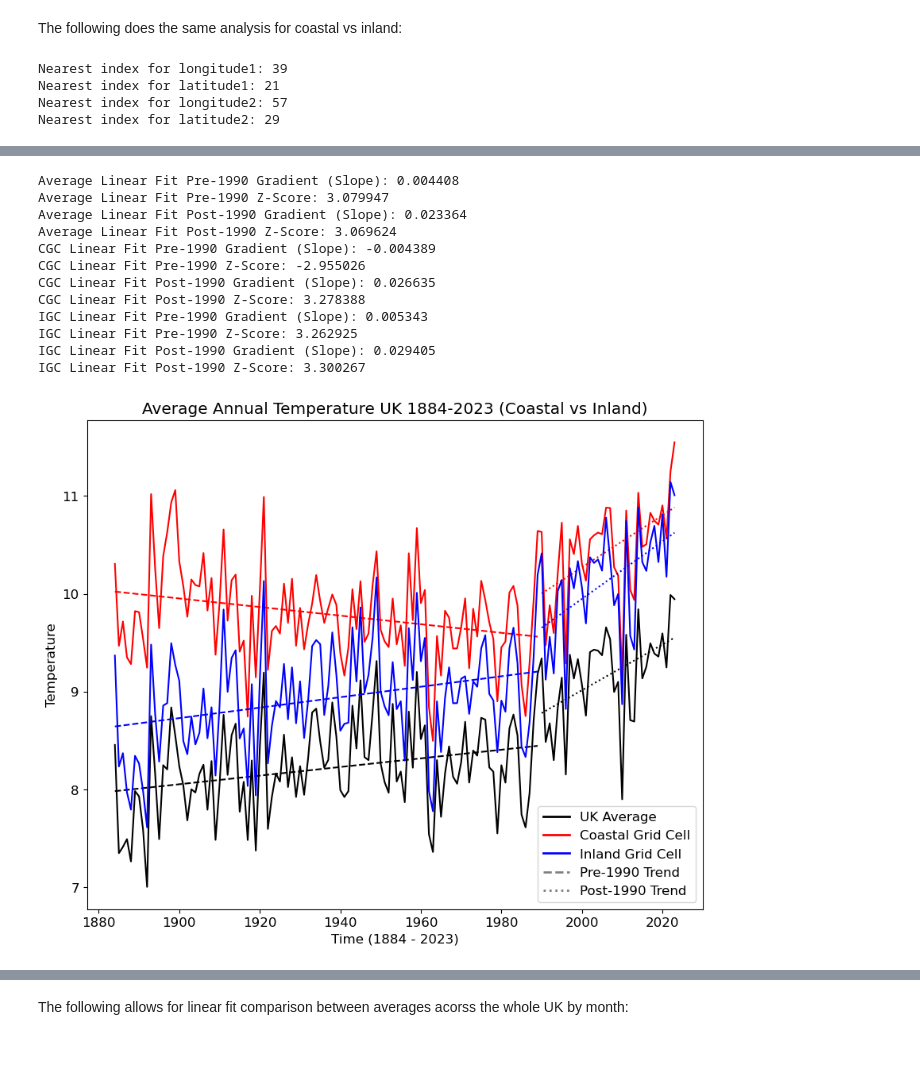
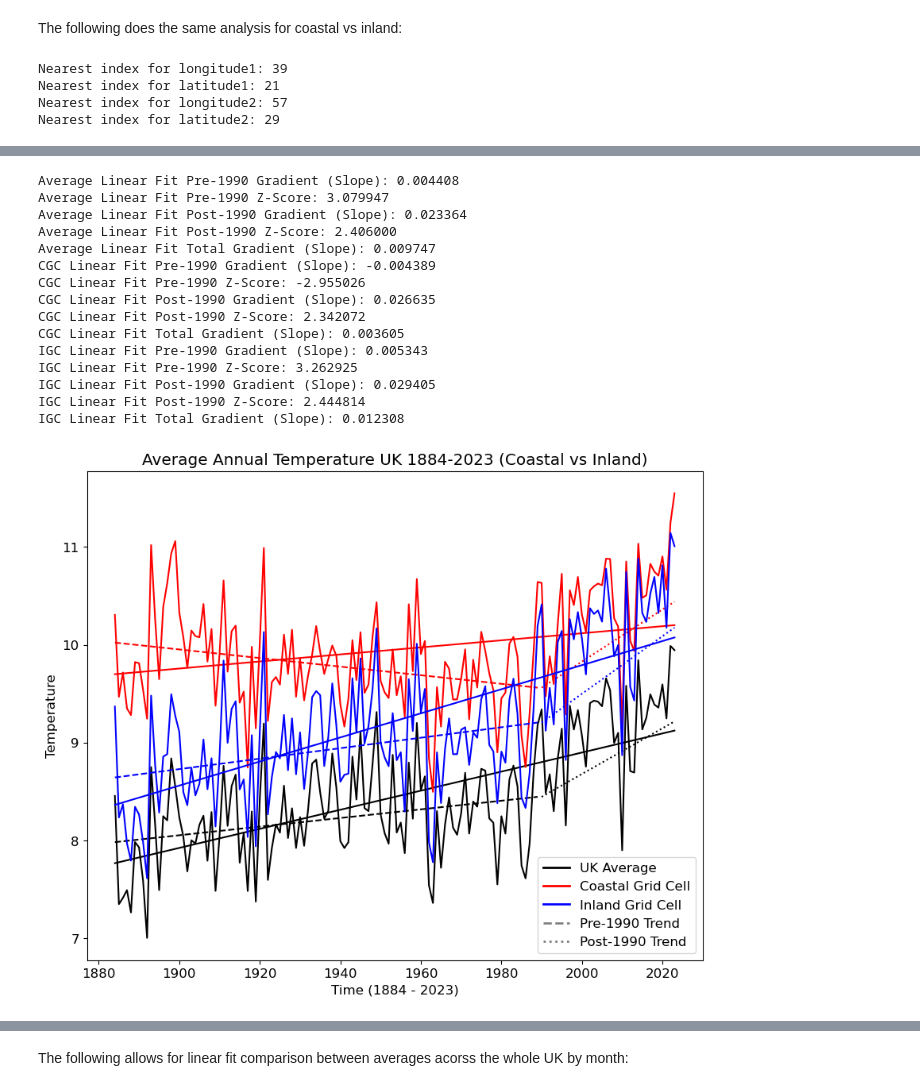
Before and after one commit to mazx7/MSc, a Jupyter notebook: Further Visualisation of HadUK Data.ipynb, the cells around one changed output, grey strips where cells are left out. Cells and saved outputs as stored; diff of their text form; code cells hidden in the pictures; blank space fills up the shorter version.

```diff
--- a/Further Visualisation of HadUK Data.ipynb
+++ b/Further Visualisation of HadUK Data.ipynb
@@ -375,49 +391,6 @@ temp_all = block_reduce(data_all_months, block_size=(12,1,1), func=np.mean, cval
 temp_mean2 = np.nanmean(temp_all, axis=(1, 2)) #temp_all has already created a grid of average temperatures in 12 month segments, so here i set axis=(1,2) so that the nanmean function acts only over the x 910 and y (2) dimensions and does not try to average again over time (0)
 time = np.arange(1884,2024)
 
-pre_1990_indices = time < 1990 #defining the numbers in time array that are below and abover 1990
-post_1990_indices = time >= 1990
-
-def plot_with_regression(time, data, color, label): #using a function for easy replication
-
-    plt.plot(time, data, color=color, label=label) #plot original data
-
-    #pre-1990 linear fit
-    time_pre1990 = time[pre_1990_indices] #generalised but just selects the dates again
-    data_pre1990 = data[pre_1990_indices] #selects values from data array corresponding to time indices
-    N_pre1990 = len(time_pre1990) #number of elements in time array
-    coeffs_pre1990 = np.polyfit(time_pre1990, data_pre1990, 1) #performs polynomial fit of degree 1 and stores coefficients (gradient and y-int)
-    slope_pre1990 = coeffs_pre1990[0]
-    intercept_pre1990 = coeffs_pre1990[1]
-    y_fit_pre1990 = np.polyval(coeffs_pre1990, time_pre1990) #creates linear fit from stored coefficients
-    plt.plot(time_pre1990, y_fit_pre1990, color=color, linestyle='--') #plots the linear fit over the data
-    residuals_pre1990 = data_pre1990 - y_fit_pre1990 #calculating residuals (y-y_i)
-    s_err_pre1990 = np.sqrt(np.sum(residuals_pre1990**2) / (N_pre1990 - 2)) #calculating the standard error by computng sqrt of sum of square residuals over N - 2 (2 dof because 2 coefficients)
-    x_mean_pre1990 = np.mean(time_pre1990) #calculating mean time
-    se_slope_pre1990 = s_err_pre1990 / np.sqrt(np.sum((time_pre1990 - x_mean_pre1990)**2)) #calculating standard error of the slope
-    z_score_pre1990 = slope_pre1990 / se_slope_pre1990 #returning z-score
-    print(f"{label} Pre-1990 Gradient (Slope): {slope_pre1990:.6f}")
-    print(f"{label} Pre-1990 Z-Score: {z_score_pre1990:.6f}")
-    #post-1990 fit
-    time_post1990 = time[post_1990_indices]
-    data_post1990 = data[post_1990_indices]
-    N_post1990 = len(time_post1990)
-    coeffs_post1990 = np.polyfit(time_post1990, data_post1990, 1)
-    slope_post1990 = coeffs_post1990[0]
-    intercept_post1990 = coeffs_post1990[1]
-    y_fit_post1990 = np.polyval(coeffs_post1990, time_post1990)
-    plt.plot(time_post1990, y_fit_post1990, color=color, linestyle=':')
-    residuals_post1990 = data_post1990 - y_fit_post1990
-    s_err_post1990 = np.sqrt(np.sum(residuals_post1990**2) / (N_post1990 - 2))
-    x_mean_post1990 = np.mean(time_post1990)
-    se_slope_post1990 = s_err_post1990 / np.sqrt(np.sum((time_post1990 - x_mean_post1990)**2))
-    z_score_post1990 = slope_post1990 / se_slope_post1990
-    print(f"{label} Post-1990 Gradient (Slope): {slope_post1990:.6f}")
-    print(f"{label} Post-1990 Z-Score: {z_score_post1990:.6f}")
-
-
-
-
 plt.figure(figsize=(10, 8)) #generates figure
 
 plot_with_regression(time, temp_mean2, 'black', 'Average Linear Fit') #calling function for average and each selected grid cell
@@ -428,34 +401,37 @@ plt.ylabel('Temperature')
 plt.title('Average Annual Temperature UK 1884-2023 (Coastal vs Inland)')
 plt.rcParams.update({'font.size': 12})
 
 
 #better way of adding a legend
 legend_elements = [
     Line2D([0], [0], color='black', lw=2, label='UK Average'),
     Line2D([0], [0], color='red', lw=2, label='Coastal Grid Cell'),
     Line2D([0], [0], color='blue', lw=2, label='Inland Grid Cell'),
 
     Line2D([0], [0], color='gray', linestyle='--', lw=2, label='Pre-1990 Trend'),
     Line2D([0], [0], color='gray', linestyle=':', lw=2, label='Post-1990 Trend')
 ]
 plt.legend(handles=legend_elements)
 plt.show()
 # %% [output]
 Nearest index for longitude1: 39
 Nearest index for latitude1: 21
 Nearest index for longitude2: 57
 Nearest index for latitude2: 29
 [figure]
 Average Linear Fit Pre-1990 Gradient (Slope): 0.004408
 Average Linear Fit Pre-1990 Z-Score: 3.079947
 Average Linear Fit Post-1990 Gradient (Slope): 0.023364
-Average Linear Fit Post-1990 Z-Score: 3.069624
+Average Linear Fit Post-1990 Z-Score: 2.406000
+Average Linear Fit Total Gradient (Slope): 0.009747
 CGC Linear Fit Pre-1990 Gradient (Slope): -0.004389
 CGC Linear Fit Pre-1990 Z-Score: -2.955026
 CGC Linear Fit Post-1990 Gradient (Slope): 0.026635
-CGC Linear Fit Post-1990 Z-Score: 3.278388
+CGC Linear Fit Post-1990 Z-Score: 2.342072
+CGC Linear Fit Total Gradient (Slope): 0.003605
 IGC Linear Fit Pre-1990 Gradient (Slope): 0.005343
 IGC Linear Fit Pre-1990 Z-Score: 3.262925
 IGC Linear Fit Post-1990 Gradient (Slope): 0.029405
-IGC Linear Fit Post-1990 Z-Score: 3.300267
+IGC Linear Fit Post-1990 Z-Score: 2.444814
+IGC Linear Fit Total Gradient (Slope): 0.012308
-[figure, old version]
+[figure, new version]
```
Also changed, not shown: parts of 9 cells of this notebook.
